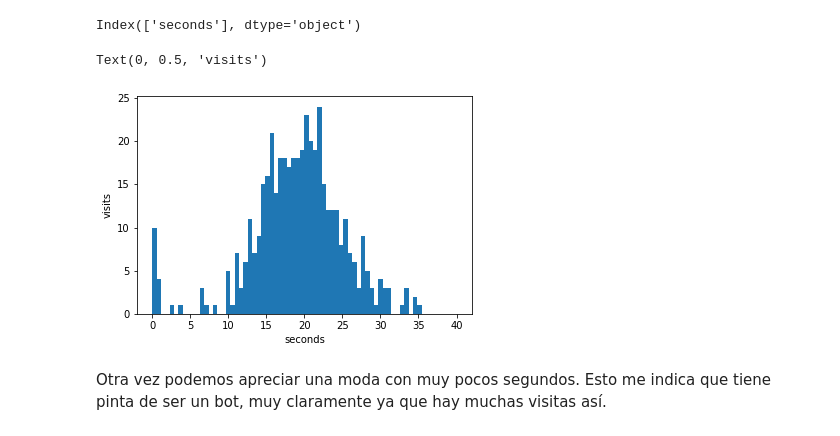
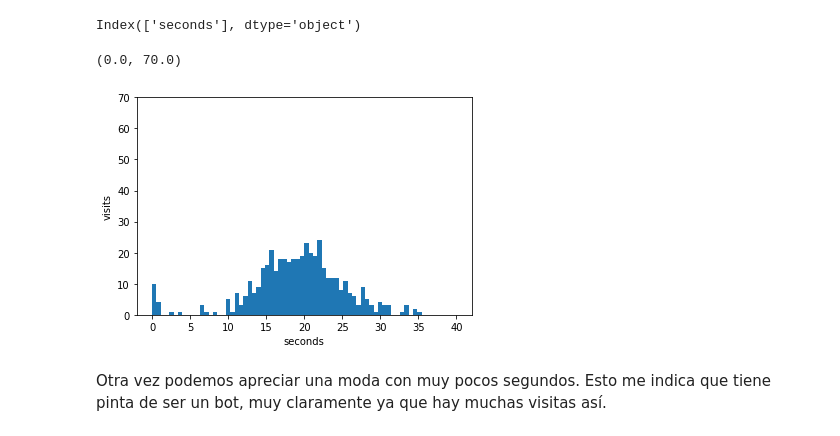
Before and after one commit to dorogoy/ejercicios, a Jupyter notebook: datos_univariados_1/univariados.ipynb, the cells around one changed output. Cells and saved outputs as stored; diff of their text form; code cells hidden in the pictures.

```diff
--- a/datos_univariados_1/univariados.ipynb
+++ b/datos_univariados_1/univariados.ipynb
@@ -47,10 +50,11 @@ Index(['seconds'], dtype='object')
 # %%
 _ = plt.hist(df_chicle['seconds'], bins = 70, range = (0, 40,))
 plt.xlabel('seconds')
 plt.ylabel('visits')
+plt.ylim([0, 70])
 # %% [output]
-Text(0, 0.5, 'visits')
+(0.0, 70.0)
-[figure, old version]
+[figure, new version]
 # %% [markdown]
 Otra vez podemos apreciar una moda con muy pocos segundos. Esto me indica que tiene pinta de ser un bot, muy claramente ya que hay muchas visitas así.
 # %% [markdown]
```
Also changed, not shown: parts of 19 cells of this notebook.
